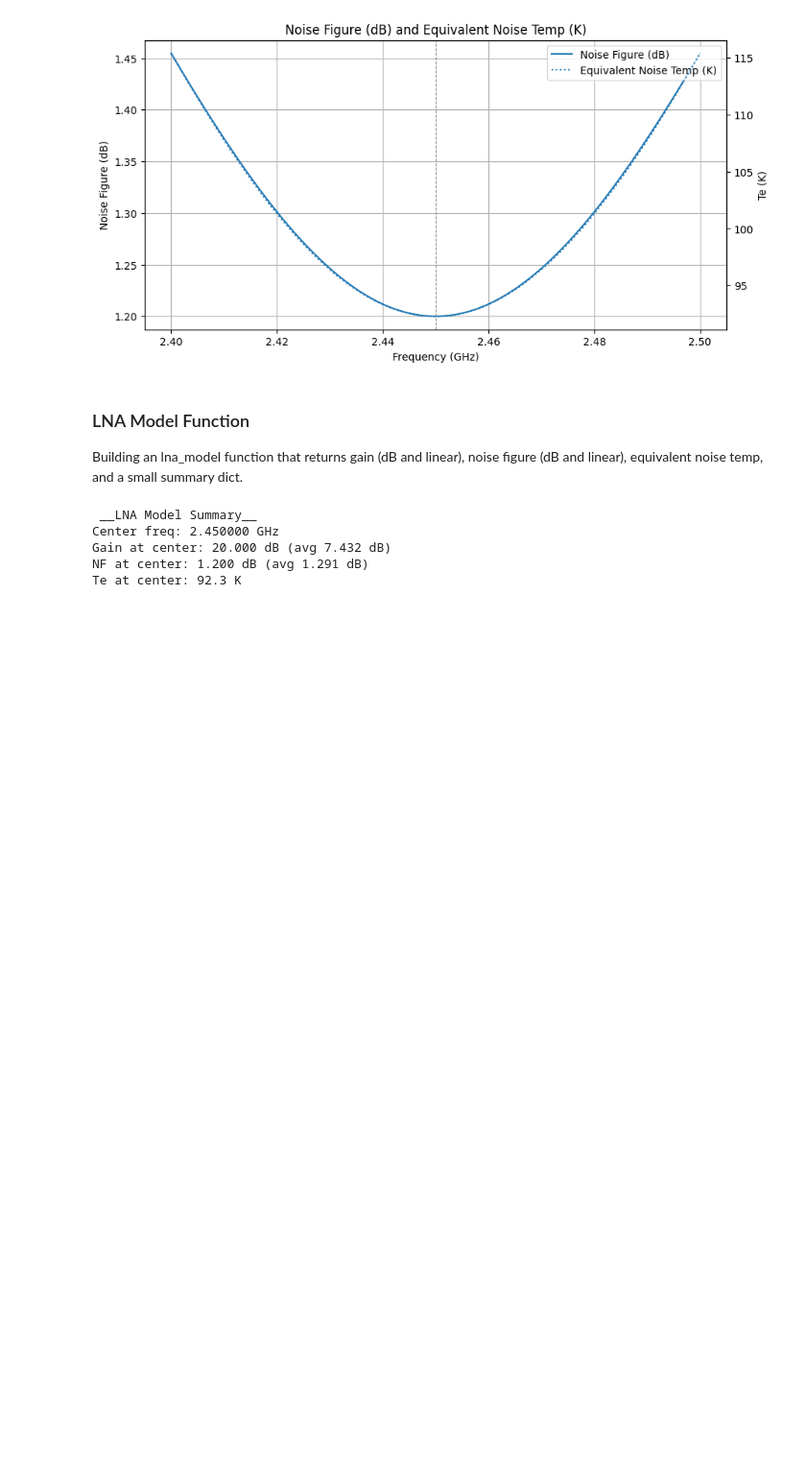
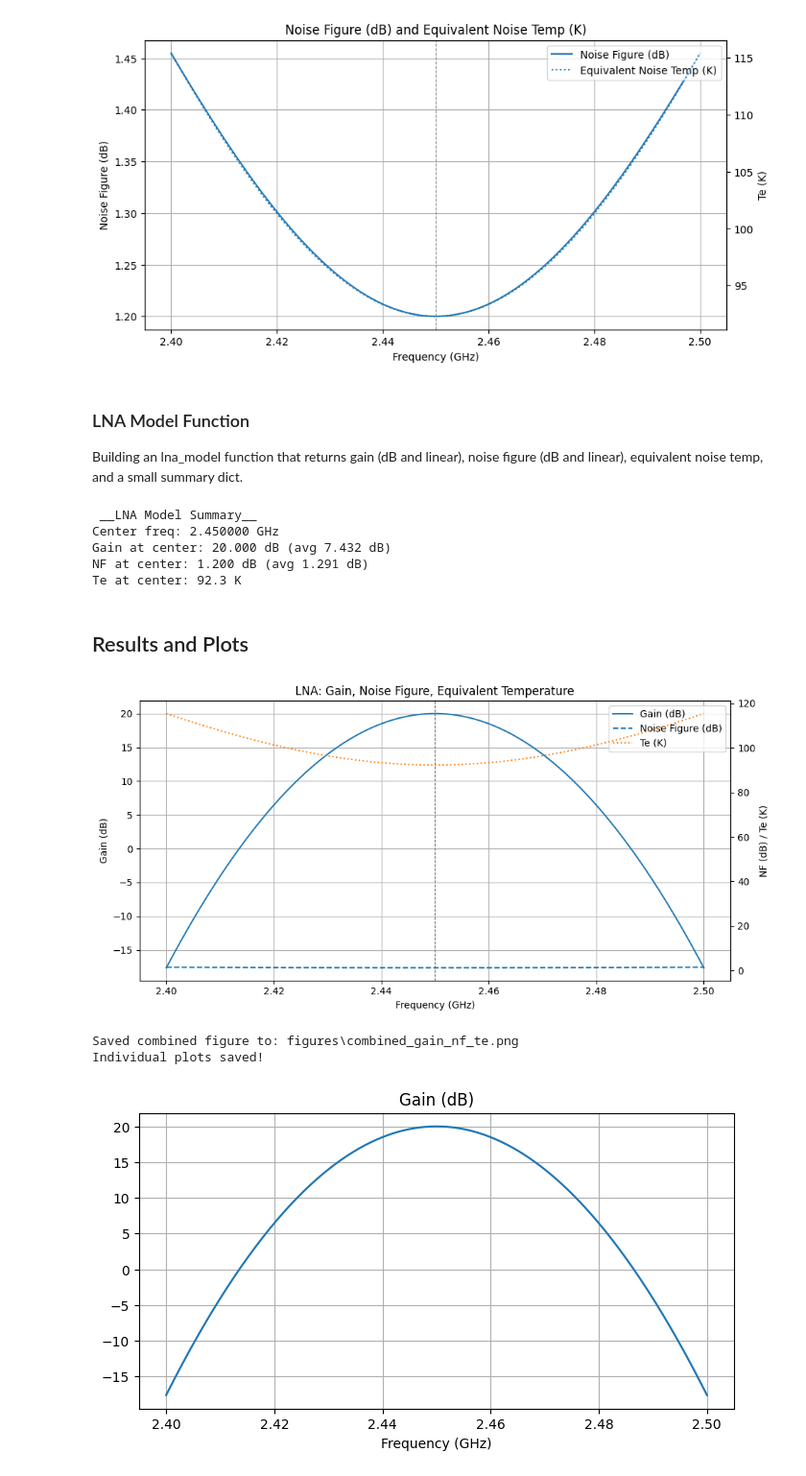
Before and after one commit to Mithun-68/lna-noise-figure-automation, a Jupyter notebook: lna_nf_sim.ipynb, the cells around one changed output. Shown at 96% size. Cells and saved outputs as stored; diff of their text form; code cells hidden in the pictures; blank space fills up the shorter version.

Commit message:
reorganized notebook, added combined plots and figures, added requirements

```diff
--- a/lna_nf_sim.ipynb
+++ b/lna_nf_sim.ipynb
@@ -241,3 +241,60 @@ Center freq: 2.450000 GHz
 Gain at center: 20.000 dB (avg 7.432 dB)
 NF at center: 1.200 dB (avg 1.291 dB)
 Te at center: 92.3 K
+# %% [markdown]
+## Results and Plots
+# %%
+# Combined results plot and export
+
+import os
+fig_dir = 'figures'
+os.makedirs(fig_dir, exist_ok=True)
+
+# Data
+fghz = model['freq'] / 1e9
+gain_db = model['gain_db']
+nf_db = model['nf_db']
+te_k = model['te_k']
+
+# Combined plot: gain (left y), NF and Te (right y)
+fig, ax1 = plt.subplots(figsize=(10, 5))
+ax1.plot(fghz, gain_db, label='Gain (dB)')
+ax1.set_xlabel('Frequency (GHz)')
+ax1.set_ylabel('Gain (dB)')
+ax1.grid(True)
+ax1.axvline(fc/1e9, color='gray', linestyle='--', linewidth=0.8)
+
+ax2 = ax1.twinx()
+ax2.plot(fghz, nf_db, linestyle='--', label='Noise Figure (dB)')
+ax2.plot(fghz, te_k, linestyle=':', label='Te (K)')
+ax2.set_ylabel('NF (dB) / Te (K)')
+
+# Combine legends
+lines, labels = ax1.get_legend_handles_labels()
+lines2, labels2 = ax2.get_legend_handles_labels()
+ax1.legend(lines + lines2, labels + labels2, loc='upper right')
+
+plt.title('LNA: Gain, Noise Figure, Equivalent Temperature')
+plt.tight_layout()
+
+# Save
+png_path = os.path.join(fig_dir, 'combined_gain_nf_te.png')
+fig.savefig(png_path, dpi=200)
+plt.show()
+print(f"Saved combined figure to: {png_path}")
+
+# Also save individual plots
+fig2, ax = plt.subplots(figsize=(8, 4))
+ax.plot(fghz, gain_db); ax.set_title('Gain (dB)'); ax.set_xlabel('Frequency (GHz)'); ax.grid(True)
+fig2.savefig(os.path.join(fig_dir, 'gain_db.png'), dpi=200)
+
+fig3, ax = plt.subplots(figsize=(8, 4))
+ax.plot(fghz, nf_db); ax.set_title('Noise Figure (dB)'); ax.set_xlabel('Frequency (GHz)'); ax.grid(True)
+fig3.savefig(os.path.join(fig_dir, 'noise_figure_db.png'), dpi=200)
+
+print('Individual plots saved!')
+# %% [output]
+[figure, added]
+Saved combined figure to: figures\combined_gain_nf_te.png
+Individual plots saved!
+[figure, added]
```
Also changed, not shown: parts of 1 cell of this notebook.
